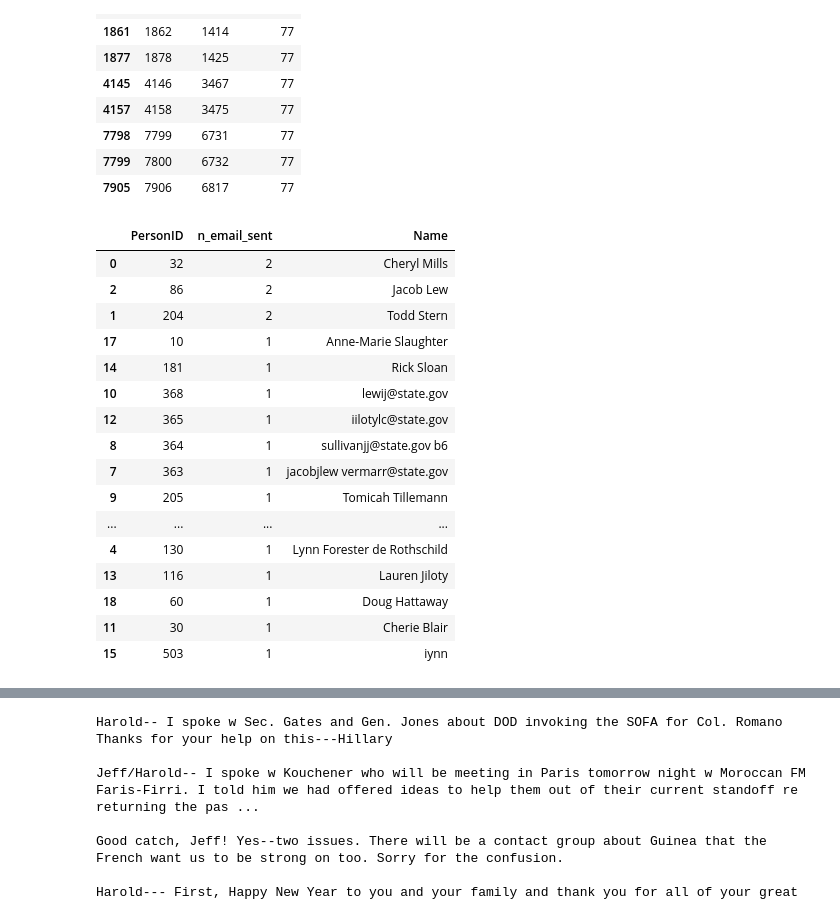
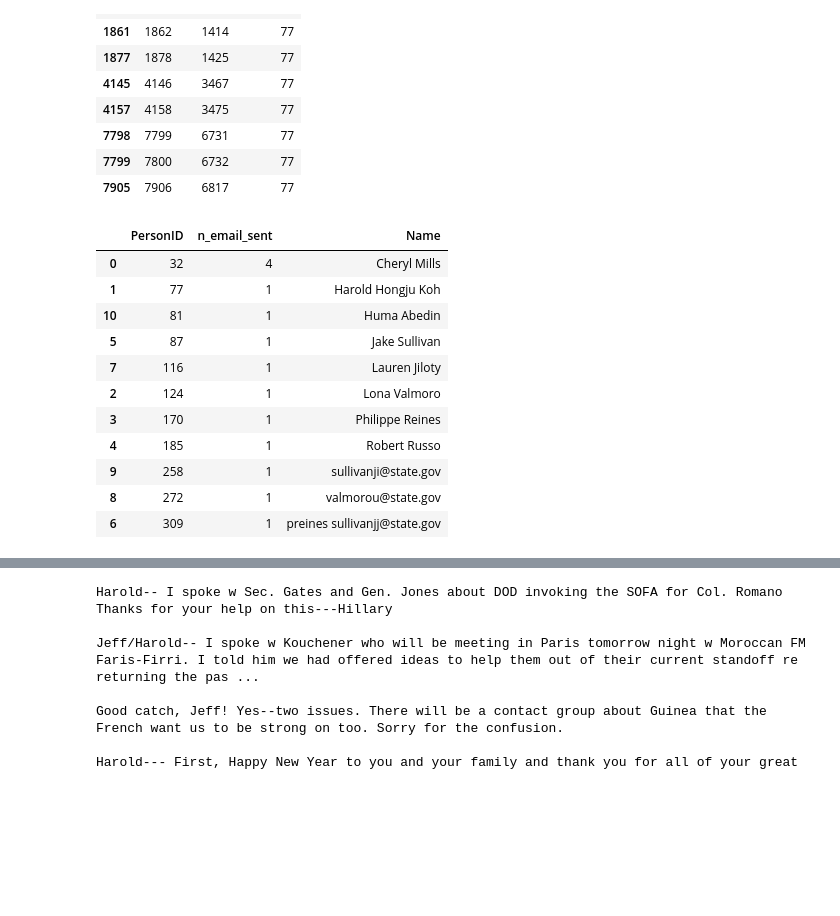
Before and after one commit to vanessa920/nlp_hillary_email, a Jupyter notebook: hilary_email_EDA.ipynb, the cells around one changed output, grey strips where cells are left out. Saved outputs shown, nothing was run; the diff lists cells and outputs as text; code cells hidden in the pictures; blank space fills up the shorter version.

```diff
--- a/hilary_email_EDA.ipynb
+++ b/hilary_email_EDA.ipynb
@@ -244,25 +248,20 @@ def top_receivers(topic_matrix_df, topic, n_emails):
     top_receivers_sort["Name"] = persons[persons["Id"].isin(list(top_receivers["PersonID"].values))]["Name"].values
     return top_receivers_sort.sort_values("n_email_sent", ascending = False)
 # %%
-top_receivers(topic_matrix_df, "topic_2", 20)
+top_receivers(topic_matrix_df, "topic_0", 10)
 # %% [output]
 |  | PersonID | n_email_sent | Name |
-| 0 | 32 | 2 | Cheryl Mills |
-| 2 | 86 | 2 | Jacob Lew |
-| 1 | 204 | 2 | Todd Stern |
-| 17 | 10 | 1 | Anne-Marie Slaughter |
-| 14 | 181 | 1 | Rick Sloan |
-| 10 | 368 | 1 | lewij@state.gov |
-| 12 | 365 | 1 | iilotylc@state.gov |
-| 8 | 364 | 1 | sullivanjj@state.gov b6 |
-| 7 | 363 | 1 | jacobjlew vermarr@state.gov |
-| 9 | 205 | 1 | Tomicah Tillemann |
-| ... | ... | ... | ... |
-| 4 | 130 | 1 | Lynn Forester de Rothschild |
-| 13 | 116 | 1 | Lauren Jiloty |
-| 18 | 60 | 1 | Doug Hattaway |
-| 11 | 30 | 1 | Cherie Blair |
-| 15 | 503 | 1 | iynn |
+| 0 | 32 | 4 | Cheryl Mills |
+| 1 | 77 | 1 | Harold Hongju Koh |
+| 10 | 81 | 1 | Huma Abedin |
+| 5 | 87 | 1 | Jake Sullivan |
+| 7 | 116 | 1 | Lauren Jiloty |
+| 2 | 124 | 1 | Lona Valmoro |
+| 3 | 170 | 1 | Philippe Reines |
+| 4 | 185 | 1 | Robert Russo |
+| 9 | 258 | 1 | sullivanji@state.gov |
+| 8 | 272 | 1 | valmorou@state.gov |
+| 6 | 309 | 1 | preines sullivanjj@state.gov |
 # %%
 topic0_top10 = top_receivers(topic_matrix_df, "topic_0", 10)
 # %%
```
Also changed, not shown: parts of 27 cells of this notebook, 2 other files.
